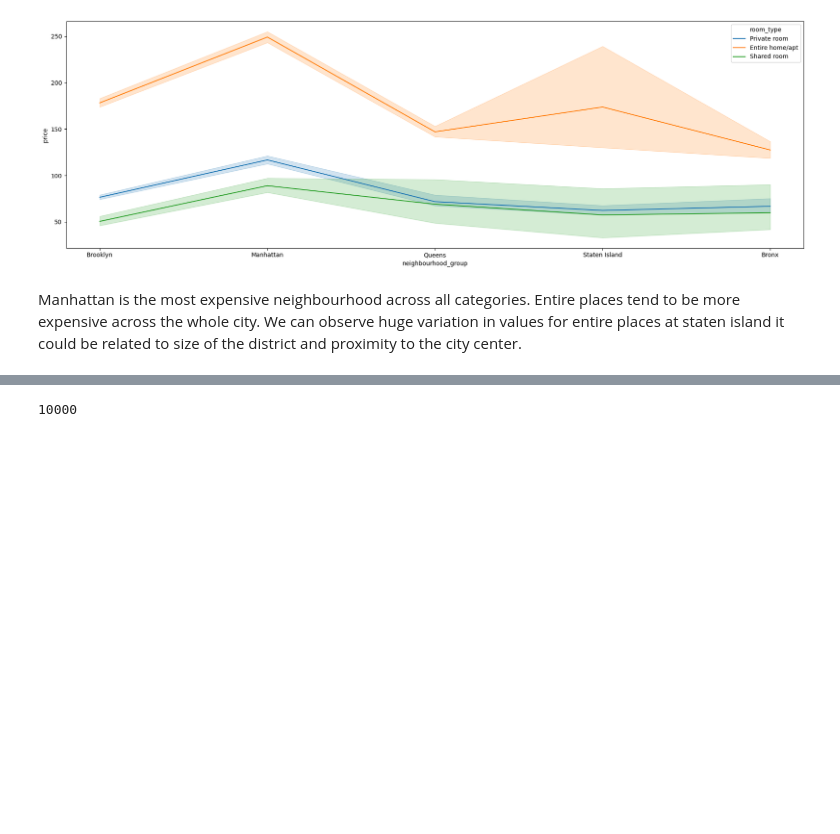
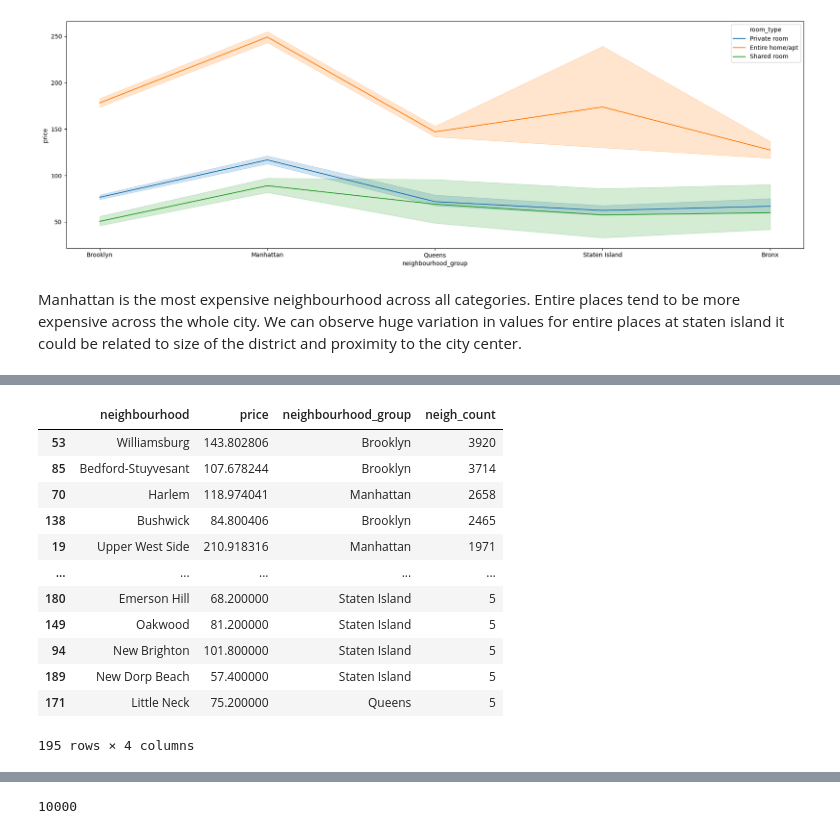
Before and after one commit to GrzegKrajewski/NY_BnB_Analysis, a Jupyter notebook: NY_Analysis.ipynb, the cells around one changed output, grey strips where cells are left out. Cells and saved outputs as stored; diff of their text form; code cells hidden in the pictures; blank space fills up the shorter version.

```diff
--- a/NY_Analysis.ipynb
+++ b/NY_Analysis.ipynb
@@ -137,0 +186,17 @@ Manhattan is the most expensive neighbourhood across all categories. Entire plac
+# %%
+pd_neigh_joined=pd.DataFrame(df_rating.reset_index()).merge(df_neigh_count,how='inner',left_on='neighbourhood',right_on='neighbourhood').sort_values('neigh_count',ascending=False)
+pd_neigh_joined
+# %% [output]
+|  | neighbourhood | price | neighbourhood_group | neigh_count |
+| 53 | Williamsburg | 143.802806 | Brooklyn | 3920 |
+| 85 | Bedford-Stuyvesant | 107.678244 | Brooklyn | 3714 |
+| 70 | Harlem | 118.974041 | Manhattan | 2658 |
+| 138 | Bushwick | 84.800406 | Brooklyn | 2465 |
+| 19 | Upper West Side | 210.918316 | Manhattan | 1971 |
+| ... | ... | ... | ... | ... |
+| 180 | Emerson Hill | 68.200000 | Staten Island | 5 |
+| 149 | Oakwood | 81.200000 | Staten Island | 5 |
+| 94 | New Brighton | 101.800000 | Staten Island | 5 |
+| 189 | New Dorp Beach | 57.400000 | Staten Island | 5 |
+| 171 | Little Neck | 75.200000 | Queens | 5 |
+195 rows × 4 columns
```
Also changed, not shown: parts of 7 cells of this notebook.
